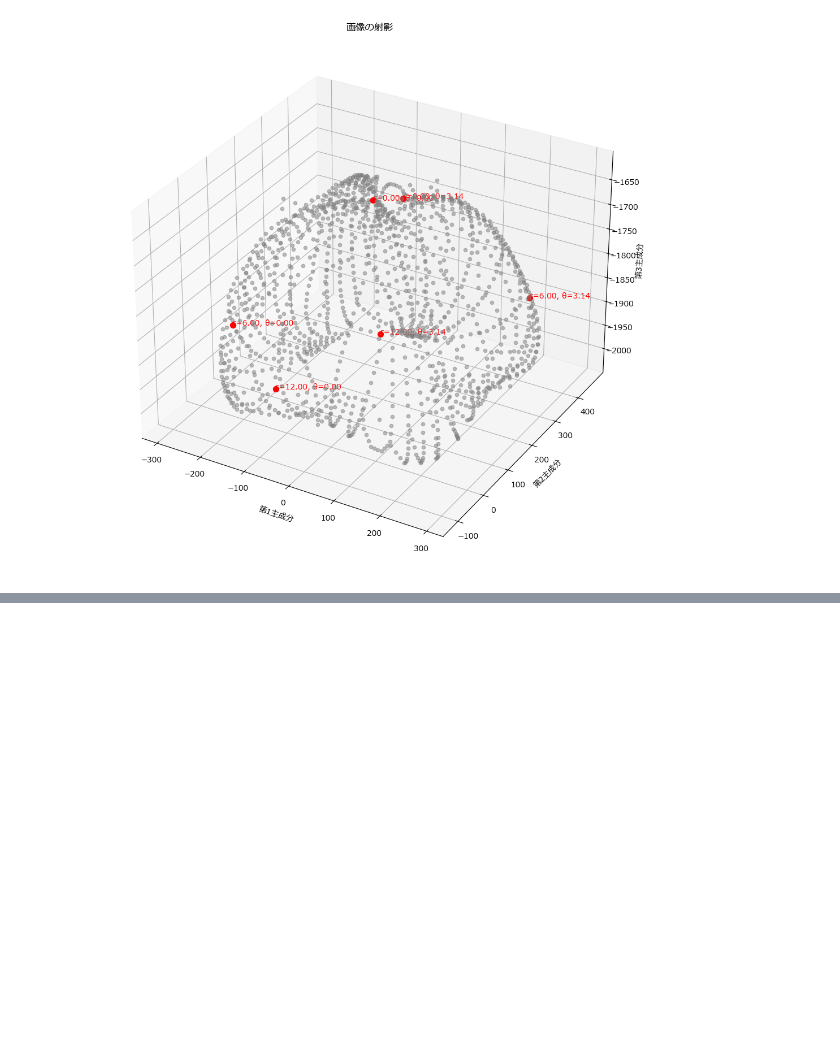
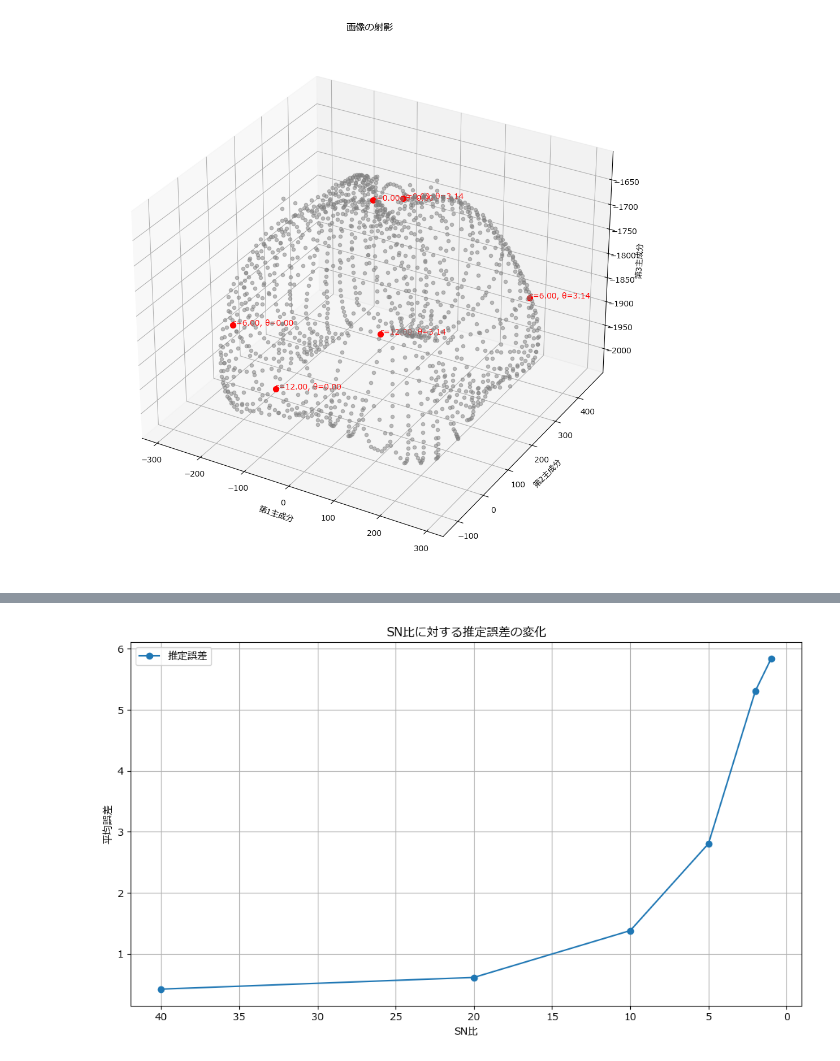
Before and after one commit to h-seno-tokai/B3presentation, a Jupyter notebook: num1.ipynb, the cells around one changed output, grey strips where cells are left out. Saved outputs shown, nothing was run; the diff lists cells and outputs as text; code cells hidden in the pictures; blank space fills up the shorter version.

```diff
--- a/num1.ipynb
+++ b/num1.ipynb
@@ -187,0 +285,77 @@ plt.show()
+# %%
+import random
+from scipy.spatial.distance import cdist
+import matplotlib.pyplot as plt
+import numpy as np
+
+
+def add_noise(image, noise_level=10):
+    """画像にランダムなノイズを追加する関数"""
+    noisy_image = image + np.random.normal(0, noise_level, image.shape)
+    return np.clip(noisy_image, 0, 255).astype(np.uint8)
+
+
+def random_r_theta():
+    """ランダムにrとθを生成"""
+    r = random.uniform(0, 12)
+    theta = random.uniform(0, 2 * np.pi)
+    return r, theta
+
+
+def find_nearest_point(noisy_projection, projected_dataset):
+    """射影されたノイズ付き画像から最近の点を探索"""
+    distances = cdist([noisy_projection], projected_dataset)
+    nearest_index = np.argmin(distances)
+    return nearest_index
+
+
+def evaluate_sn_ratio_performance(noise_levels, num_trials=50):
+    """SN比に対する推定精度を評価"""
+    errors = []
+    for noise_level in noise_levels:
+        total_error = 0
+        for _ in range(num_trials):
+            # ランダムなrとθを生成
+            r_true, theta_true = random_r_theta()
+            original_image = generate_image(r_true, theta_true)
+            noisy_image = add_noise(original_image, noise_level=noise_level)
+
+            # 画像をベクトル化し固有空間に射影
+            noisy_image_vector = noisy_image.flatten()
+            noisy_projection = project_image(noisy_image_vector, basis_vectors)
+
+            # 最近点を探索
+            nearest_index = find_nearest_point(noisy_projection, proj_vectors)
+            nearest_r, nearest_theta = all_r_theta_combinations[nearest_index]
+
+            # 真値との誤差を計算
+            error = np.sqrt((r_true - nearest_r)**2 +
+                            (theta_true - nearest_theta)**2)
+            total_error += error
+
+        # 平均誤差を記録
+        mean_error = total_error / num_trials
+        errors.append(mean_error)
+    return errors
+
+
+# SN比に対応するノイズレベルを定義
+sn_ratios = [40, 20, 10, 5, 2, 1]  # SN比を仮定
+noise_levels = [255 / ratio for ratio in sn_ratios]
+
+# SN比ごとの誤差を計算
+errors = evaluate_sn_ratio_performance(noise_levels)
+
+# グラフの描画
+plt.figure(figsize=(10, 6))
+plt.plot(sn_ratios, errors, marker='o', label='推定誤差')
+plt.gca().invert_xaxis()  # SN比が高い方が左に来るように反転
+plt.xlabel("SN比")
+plt.ylabel("平均誤差")
+plt.title("SN比に対する推定誤差の変化")
+plt.legend()
+plt.grid()
+plt.tight_layout()
+plt.show()
+# %% [output]
+[figure, added]
```
Also changed, not shown: parts of 2 cells of this notebook.
